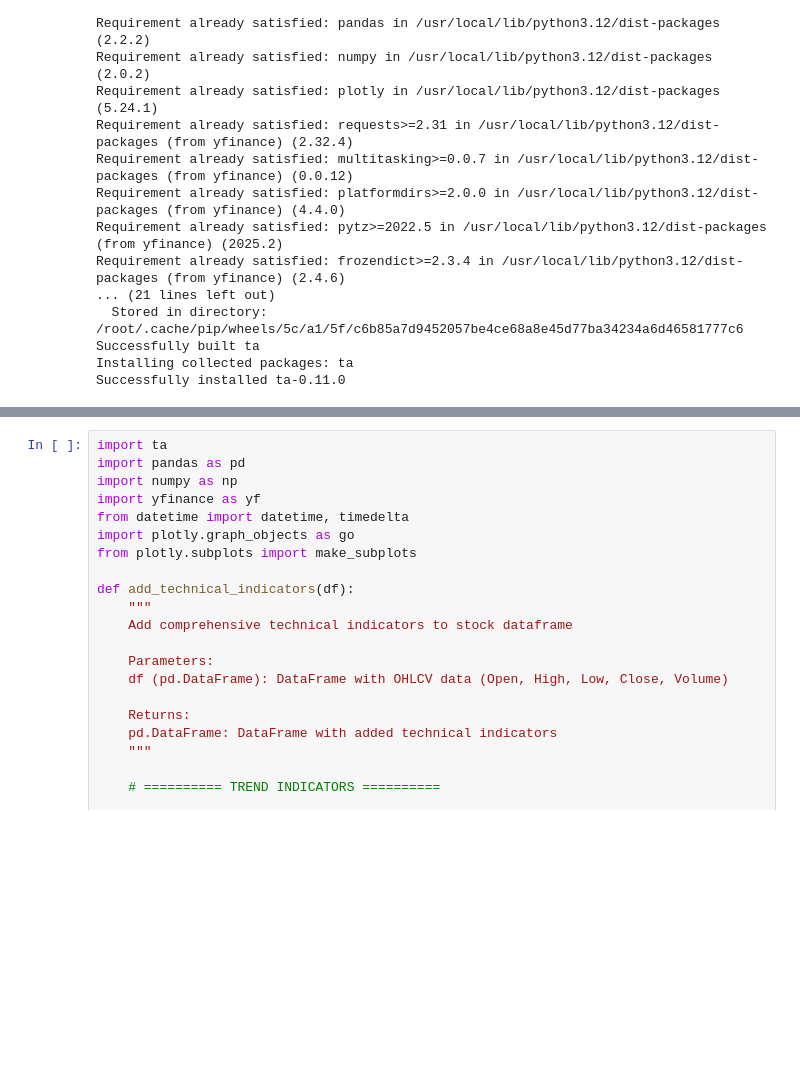
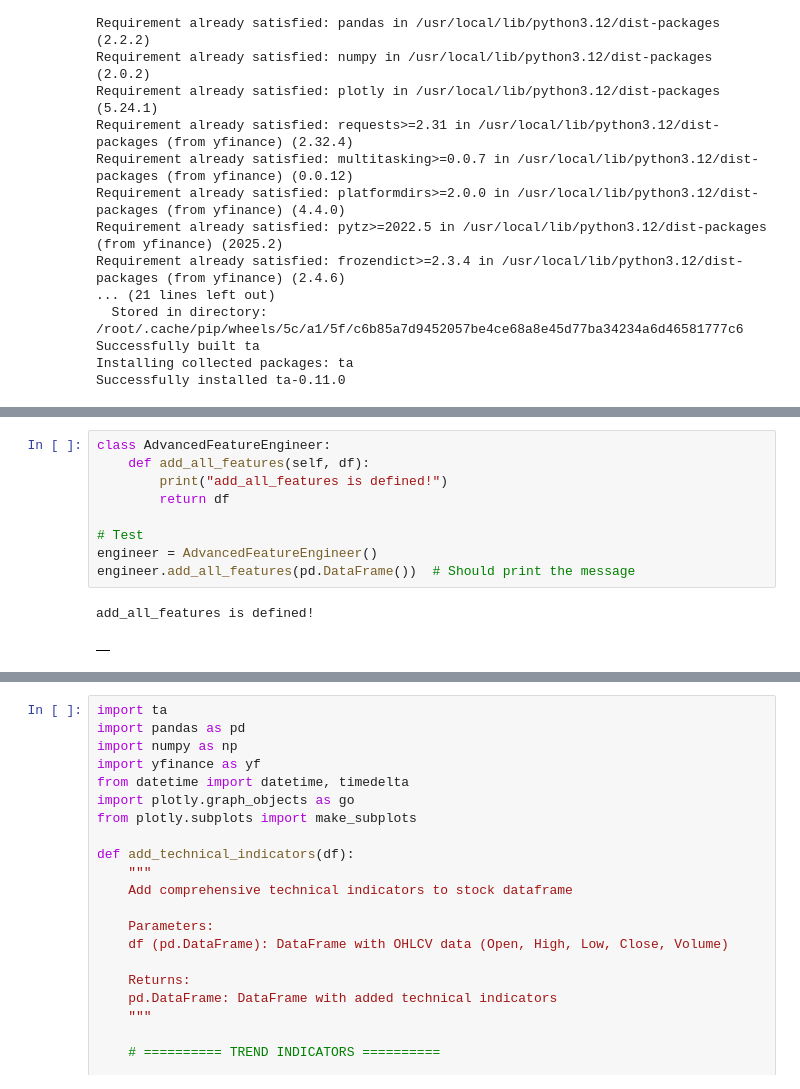
Before and after one commit to Swagat1342/Enhanced-Stock-Prediction-System-with-Risk-Management, a Jupyter notebook: finance_forecast.ipynb, the cells around one changed output, grey strips where cells are left out. Cells and saved outputs as stored; diff of their text form; blank space fills up the shorter version.

```diff
--- a/finance_forecast.ipynb
+++ b/finance_forecast.ipynb
@@ -505,0 +866,12 @@ Requirement already satisfied: pycparser in /usr/local/lib/python3.12/dist-packa
+# %%
+class AdvancedFeatureEngineer:
+    def add_all_features(self, df):
+        print("add_all_features is defined!")
+        return df
+
+# Test
+engineer = AdvancedFeatureEngineer()
+engineer.add_all_features(pd.DataFrame())  # Should print the message
+# %% [output]
+add_all_features is defined!
+|  |
```
Also changed, not shown: parts of 25 cells of this notebook.
